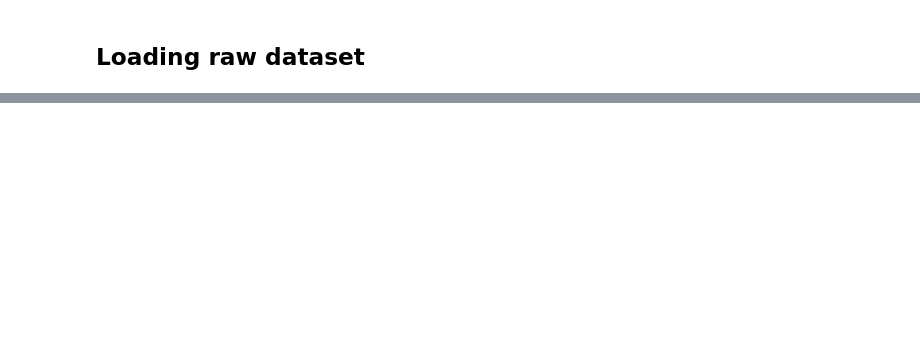
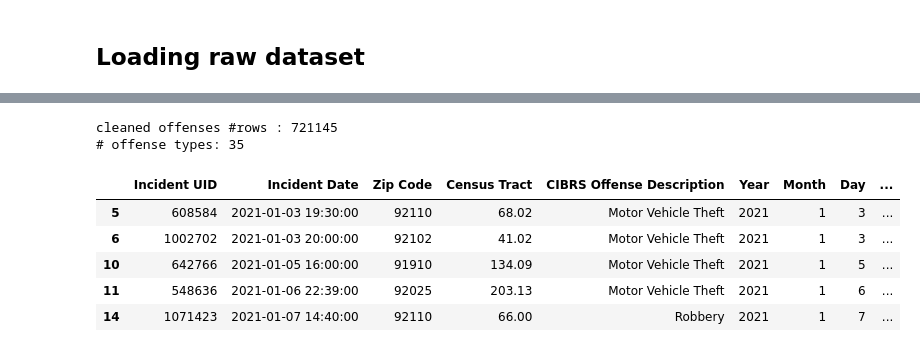
Before and after one commit to colini01/COGS188_Project, a Jupyter notebook: notebooks/data_expl.ipynb, the cells around one changed output, grey strips where cells are left out. Saved outputs shown, nothing was run; the diff lists cells and outputs as text; code cells hidden in the pictures; blank space fills up the shorter version.

```diff
--- a/notebooks/data_expl.ipynb
+++ b/notebooks/data_expl.ipynb
@@ -339,0 +59,16 @@ Number of unique tracts:  420
+# %%
+crime_raw = pd.read_csv(RAW_PATH)
+
+KEEP_COLUMNS = [
+    "Incident UID",
+    "Incident Date",
+    "Zip Code",
+    "Census Tract",
+    "CIBRS Offense Description"
+]
+
+crime_clean = crime_raw[KEEP_COLUMNS].copy()
+print("original # rows:", len(crime_raw))
+
+print("columns:", crime_clean.columns.tolist())
+display(crime_clean.head())
@@ -339,0 +123,38 @@ Number of unique tracts:  420
+# %%
+crime_clean = crime_clean[
+    ~crime_clean["CIBRS Offense Description"].isin(
+        NON_PATROL_OFFENSES
+    )
+].copy()
+
+print("cleaned offenses #rows :", len(crime_clean))
+
+print(
+    "# offense types:",
+    crime_clean["CIBRS Offense Description"].nunique()
+)
+# %% [output]
+cleaned offenses #rows : 721145
+# offense types: 35
+# %%
+#time features
+crime_clean["Year"] = crime_clean["Incident Date"].dt.year
+crime_clean["Month"] = crime_clean["Incident Date"].dt.month
+crime_clean["Day"] = crime_clean["Incident Date"].dt.day
+crime_clean["Hour"] = crime_clean["Incident Date"].dt.hour
+crime_clean["Minute"] = crime_clean["Incident Date"].dt.minute
+
+#divide into our intervals/steps
+crime_clean["Time Step"] = (
+    crime_clean["Hour"] * 60
+    + crime_clean["Minute"]
+) // INTERVAL_MINUTES
+
+display(crime_clean.head())
+# %% [output]
+|  | Incident UID | Incident Date | Zip Code | Census Tract | CIBRS Offense Description | Year | Month | Day | ... |
+| 5 | 608584 | 2021-01-03 19:30:00 | 92110 | 68.02 | Motor Vehicle Theft | 2021 | 1 | 3 | ... |
+| 6 | 1002702 | 2021-01-03 20:00:00 | 92102 | 41.02 | Motor Vehicle Theft | 2021 | 1 | 3 | ... |
+| 10 | 642766 | 2021-01-05 16:00:00 | 91910 | 134.09 | Motor Vehicle Theft | 2021 | 1 | 5 | ... |
+| 11 | 548636 | 2021-01-06 22:39:00 | 92025 | 203.13 | Motor Vehicle Theft | 2021 | 1 | 6 | ... |
+| 14 | 1071423 | 2021-01-07 14:40:00 | 92110 | 66.00 | Robbery | 2021 | 1 | 7 | ... |
```
Also changed, not shown: parts of 53 cells of this notebook, 2 other files.
